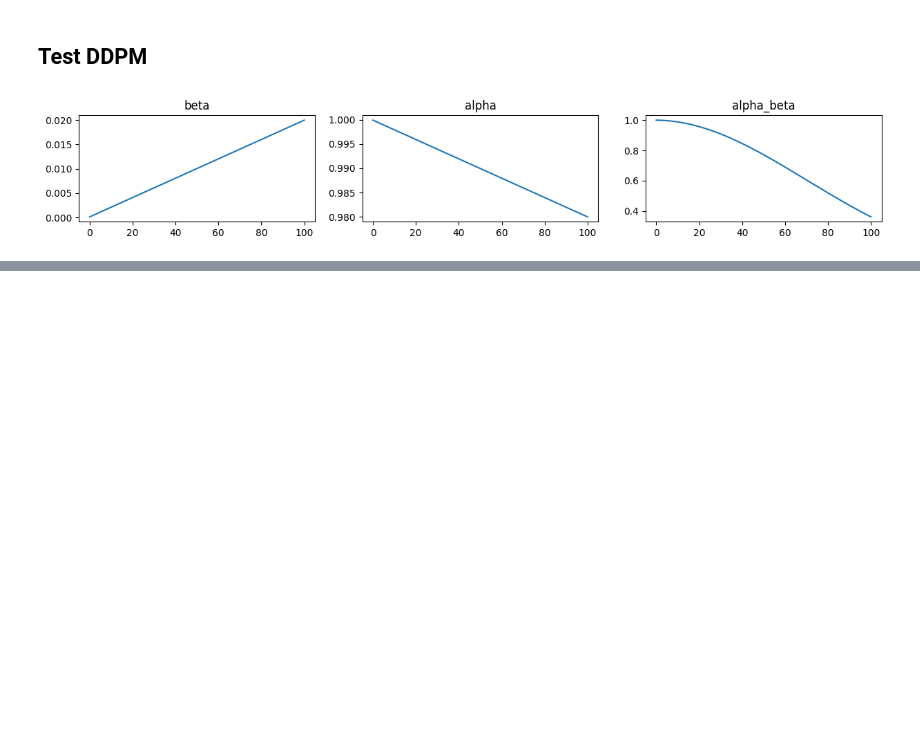
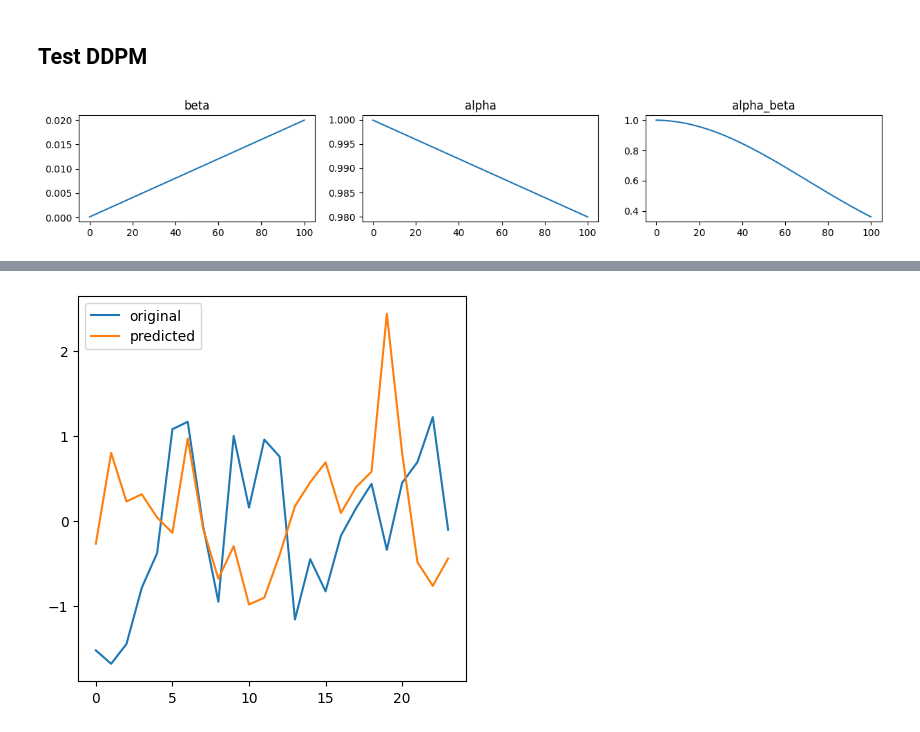
Before and after one commit to capstone-fudn-2025/diffusion-timeseries, a Jupyter notebook: main.ipynb, the cells around one changed output, grey strips where cells are left out. Cells and saved outputs as stored; diff of their text form; code cells hidden in the pictures; blank space fills up the shorter version.

```diff
--- a/main.ipynb
+++ b/main.ipynb
@@ -66,0 +155,10 @@ schedulers.visualize_trace_samples()
+# %%
+import matplotlib.pyplot as plt
+
+fig, ax = plt.subplots(1, 1, figsize=(5, 5))
+ax.plot(original, label='original')
+ax.plot(predicted, label='predicted')
+ax.legend()
+plt.show()
+# %% [output]
+[figure, added]
```
Also changed, not shown: parts of 23 cells of this notebook, 19 other files.
